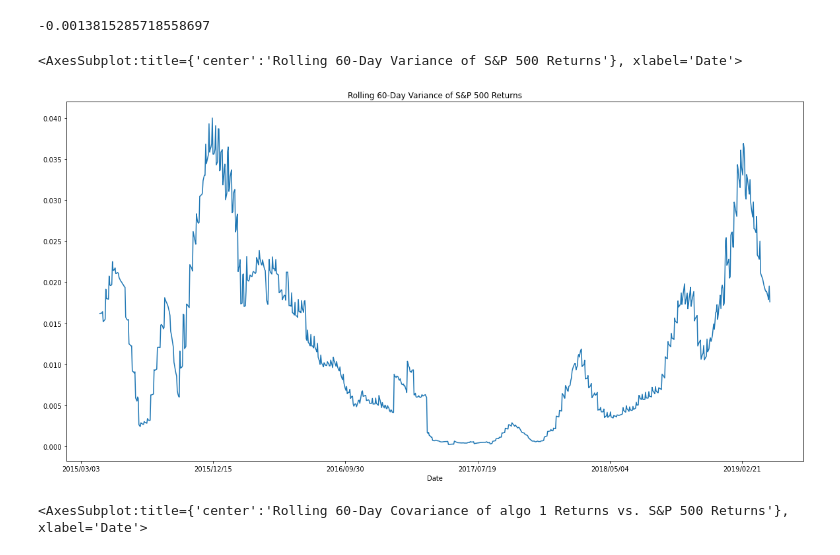
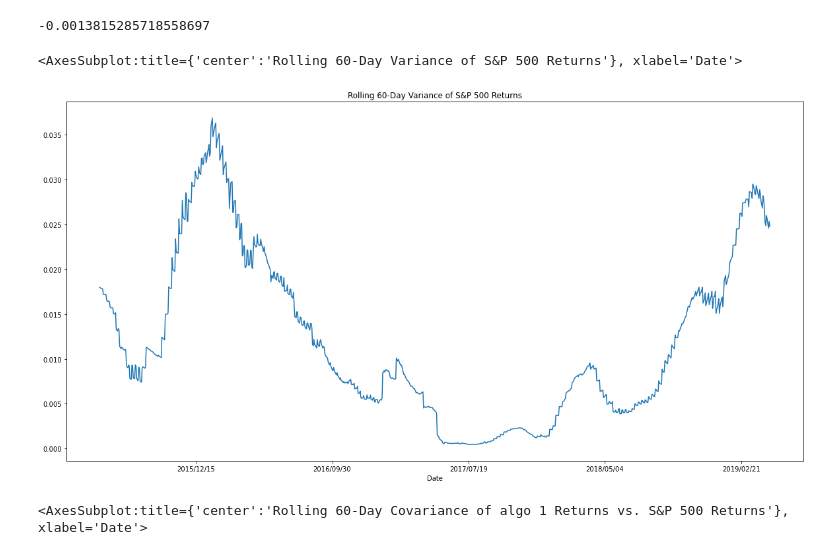
Before and after one commit to quizh001/Homework-unite-4, a Jupyter notebook: hw4.ipynb, the cells around one changed output. Saved outputs shown, nothing was run; the diff lists cells and outputs as text; code cells hidden in the pictures.

```diff
--- a/hw4.ipynb
+++ b/hw4.ipynb
@@ -372,10 +373,10 @@ algo1_beta
 # %% [output]
 -0.0013815285718558697
 # %%
-# Calculate 30-day rolling variance of AMZN vs. S&P 500 and plot the data
-rolling_variance = joined_data_return['S&P 500'].rolling(window=30).var()
+# Calculate 60-day rolling variance for S&P 500 and plot the data
+rolling_variance = joined_data_return['S&P 500'].rolling(window=60).var()
 rolling_variance.plot(figsize=(20, 10), title='Rolling 60-Day Variance of S&P 500 Returns')
 # %% [output]
 <AxesSubplot:title={'center':'Rolling 60-Day Variance of S&P 500 Returns'}, xlabel='Date'>
-[figure, old version]
+[figure, new version]
 # %%
```
Also changed, not shown: parts of 18 cells of this notebook.
